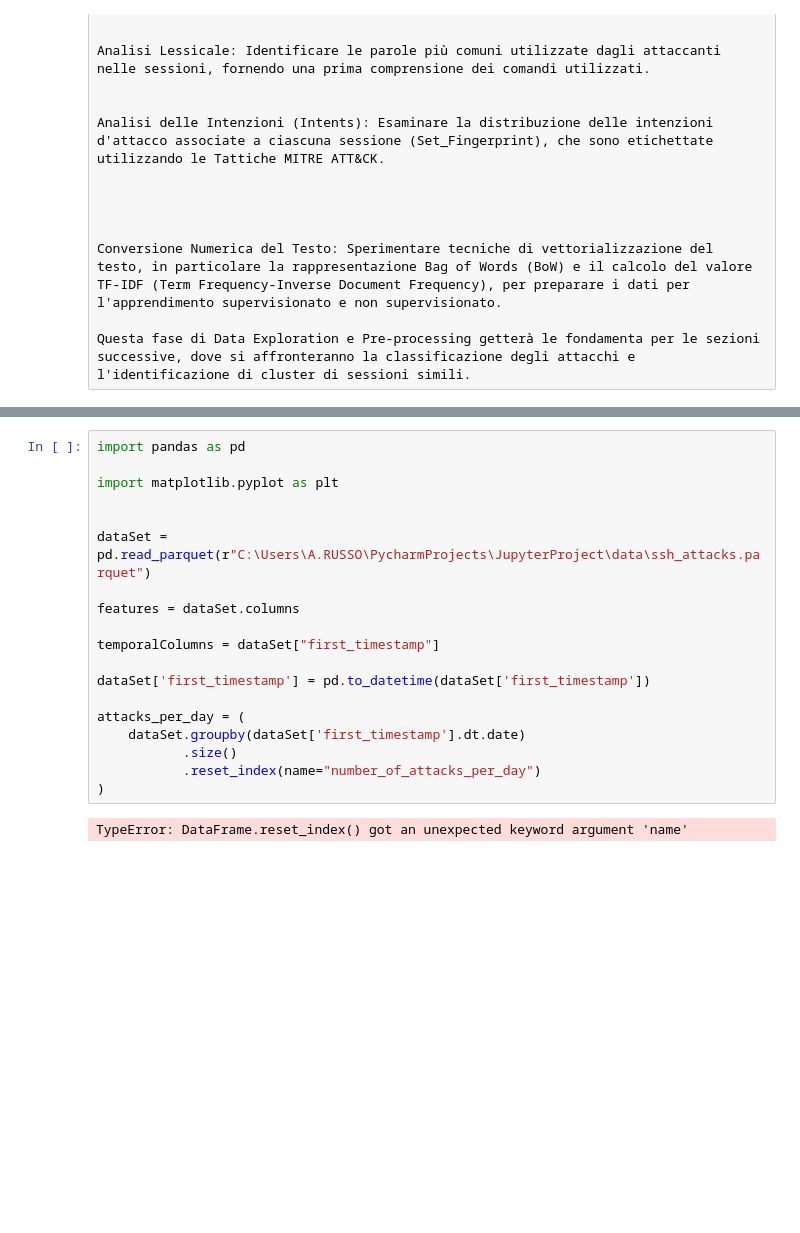
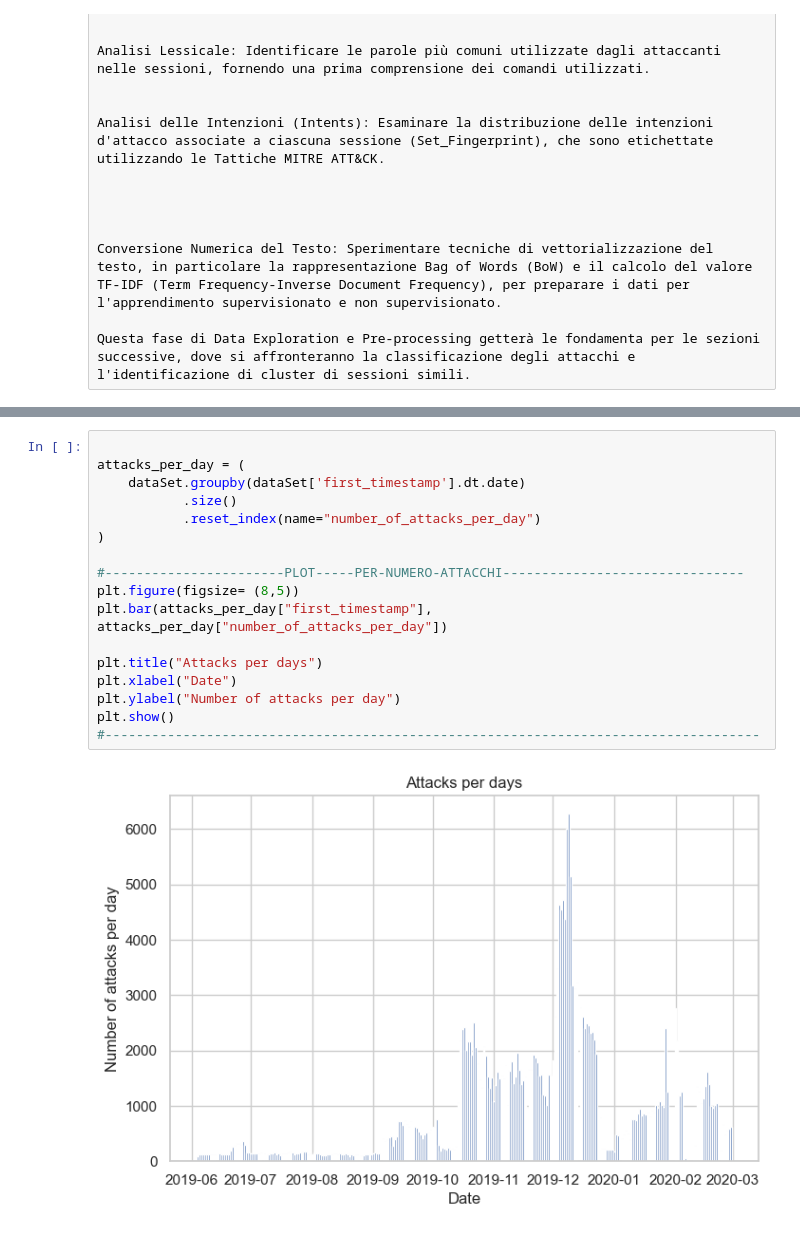
Before and after one commit to andreaRusso04/MachineLearningProject, a Jupyter notebook: notebooks/exploratoryDataAnalysis.ipynb, the cells around one changed output, grey strips where cells are left out. Saved outputs shown, nothing was run; the diff lists cells and outputs as text; blank space fills up the shorter version.

```diff
--- a/notebooks/exploratoryDataAnalysis.ipynb
+++ b/notebooks/exploratoryDataAnalysis.ipynb
@@ -30,21 +47,19 @@ Questa fase di Data Exploration e Pre-processing getterà le fondamenta per le s
 # %%
-import pandas as pd
-
-import matplotlib.pyplot as plt
-
-
-dataSet = pd.read_parquet(r"C:\Users\A.RUSSO\PycharmProjects\JupyterProject\data\ssh_attacks.parquet")
-
-features = dataSet.columns
-
-temporalColumns = dataSet["first_timestamp"]
-
-dataSet['first_timestamp'] = pd.to_datetime(dataSet['first_timestamp'])
 
 attacks_per_day = (
     dataSet.groupby(dataSet['first_timestamp'].dt.date)
            .size()
            .reset_index(name="number_of_attacks_per_day")
 )
+
+#-----------------------PLOT-----PER-NUMERO-ATTACCHI-------------------------------
+plt.figure(figsize= (8,5))
+plt.bar(attacks_per_day["first_timestamp"], attacks_per_day["number_of_attacks_per_day"])
+
+plt.title("Attacks per days")
+plt.xlabel("Date")
+plt.ylabel("Number of attacks per day")
+plt.show()
+#------------------------------------------------------------------------------------
 # %% [output]
-TypeError: DataFrame.reset_index() got an unexpected keyword argument 'name'
+[figure, added]
```
Also changed, not shown: parts of 11 cells of this notebook, 1 other file.
